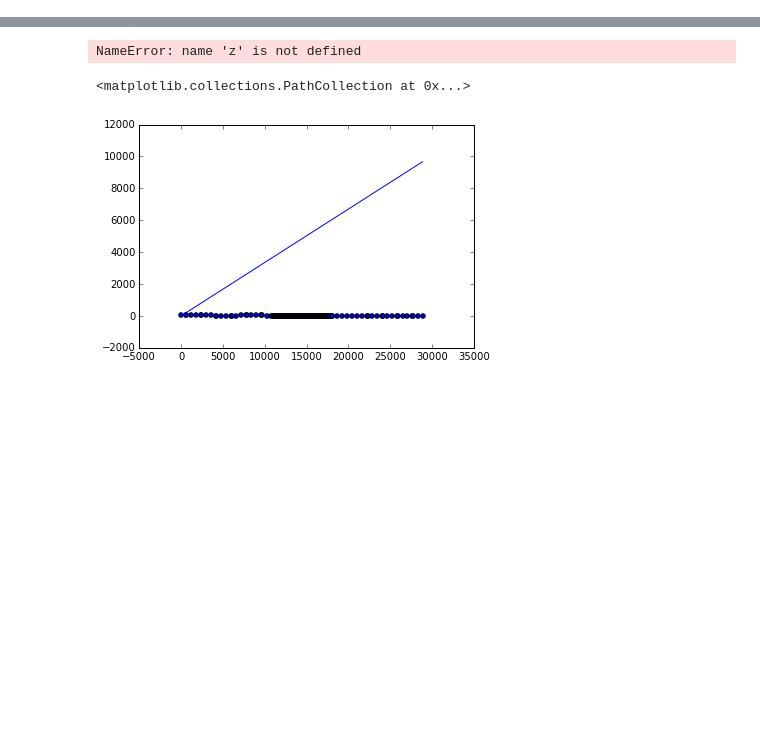
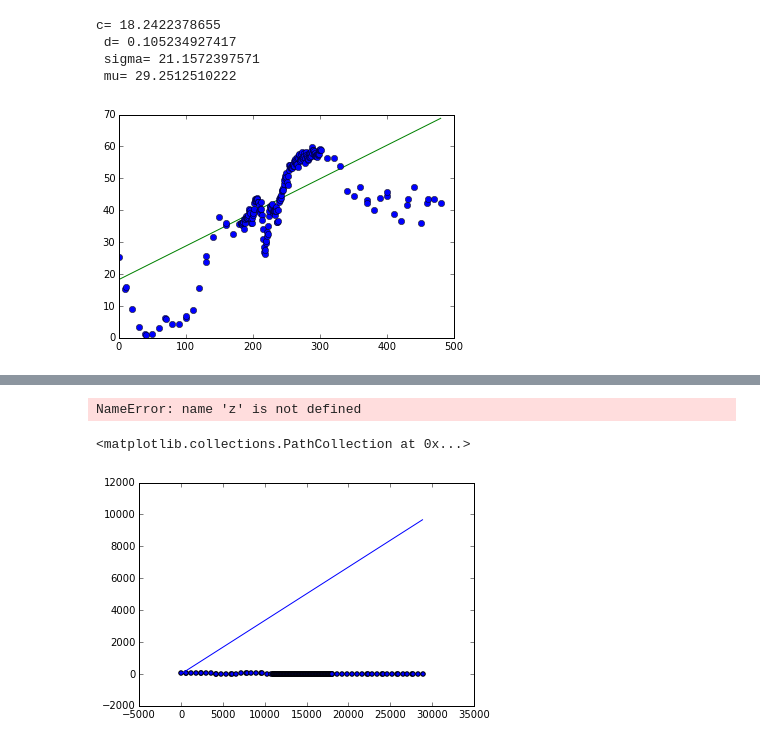
Before and after one commit to JC-AlfonsoR/CM20151_HW7_AlfonsoOrtiz, a Jupyter notebook: P2_Campo_magnetico_solar/Untitled0.ipynb, the cells around one changed output, grey strips where cells are left out. Saved outputs shown, nothing was run; the diff lists cells and outputs as text; code cells hidden in the pictures; blank space fills up the shorter version.

```diff
--- a/P2_Campo_magnetico_solar/Untitled0.ipynb
+++ b/P2_Campo_magnetico_solar/Untitled0.ipynb
@@ -80,0 +111,10 @@ plot(tiempo,campo,'bo')
+# %%
+def lineal_gauss(t_obs, c, d, sigma, mu):
+    n1 = 1/(sigma*sqrt(2*pi))
+    n2 = 0.5*((t_obs-mu)/sigma)**2
+    return c +d*t_obs + n1*exp(-n2)
+
+#funcion de likelihood, sin exp
+def likelihood(y_obs,y_m):
+    chi_cuadrado= (1.0/2.0)*sum((y_obs-y_m)**2) # Se esta asumiendo que los sigmas = 1
+    return -chi_cuadrado
@@ -80,0 +183,16 @@ plot(tiempo,campo,'bo')
+# %%
+max_likelihood_id = argmax(like_walk)
+best_c = c_walk[max_likelihood_id]
+best_d = d_walk[max_likelihood_id]
+best_sigma = sigma_walk[max_likelihood_id]
+best_mu = mu_walk[max_likelihood_id]
+best_campo = lineal_gauss(tiempo, best_c, best_d, best_sigma, best_mu)
+plot(tiempo,best_campo,'g-')
+plot(tiempo,campo,'bo')
+print('c=',best_c,'\n','d=', best_d,'\n','sigma=', best_sigma,'\n','mu=',best_mu)
+# %% [output]
+c= 18.2422378655
+ d= 0.105234927417
+ sigma= 21.1572397571
+ mu= 29.2512510222
+[figure, added]
```
Also changed, not shown: parts of 26 cells of this notebook, 1 other file.
